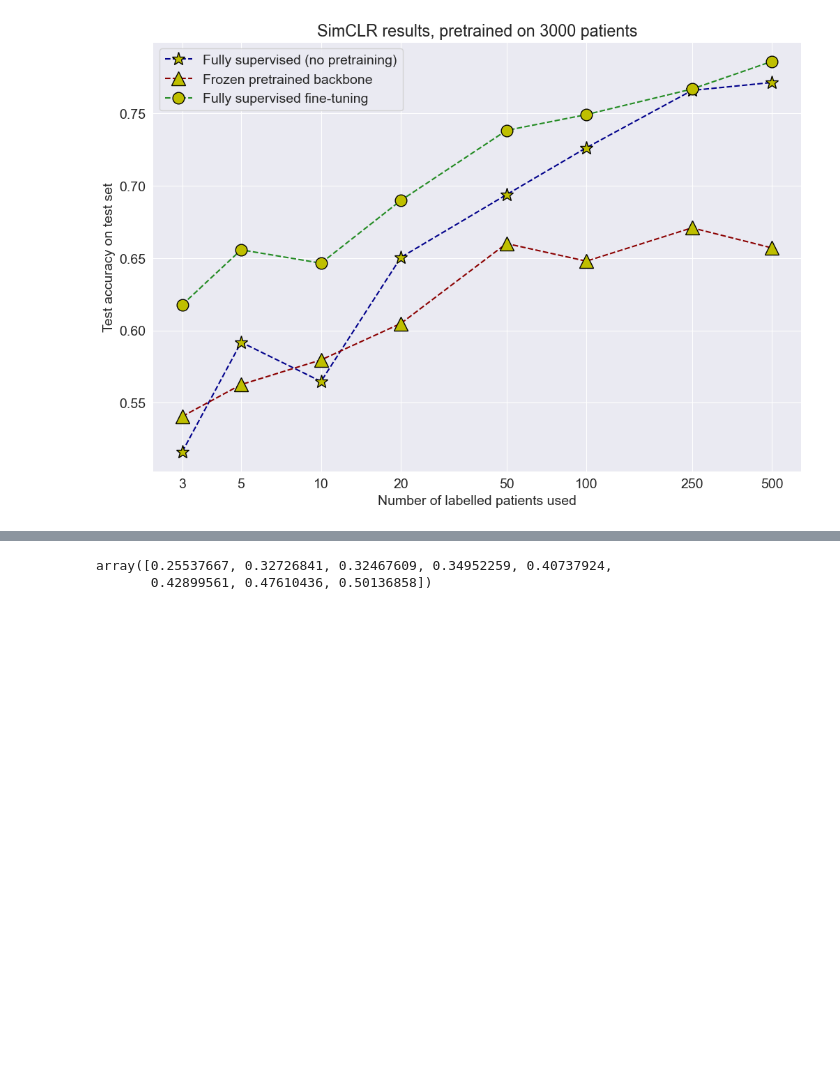
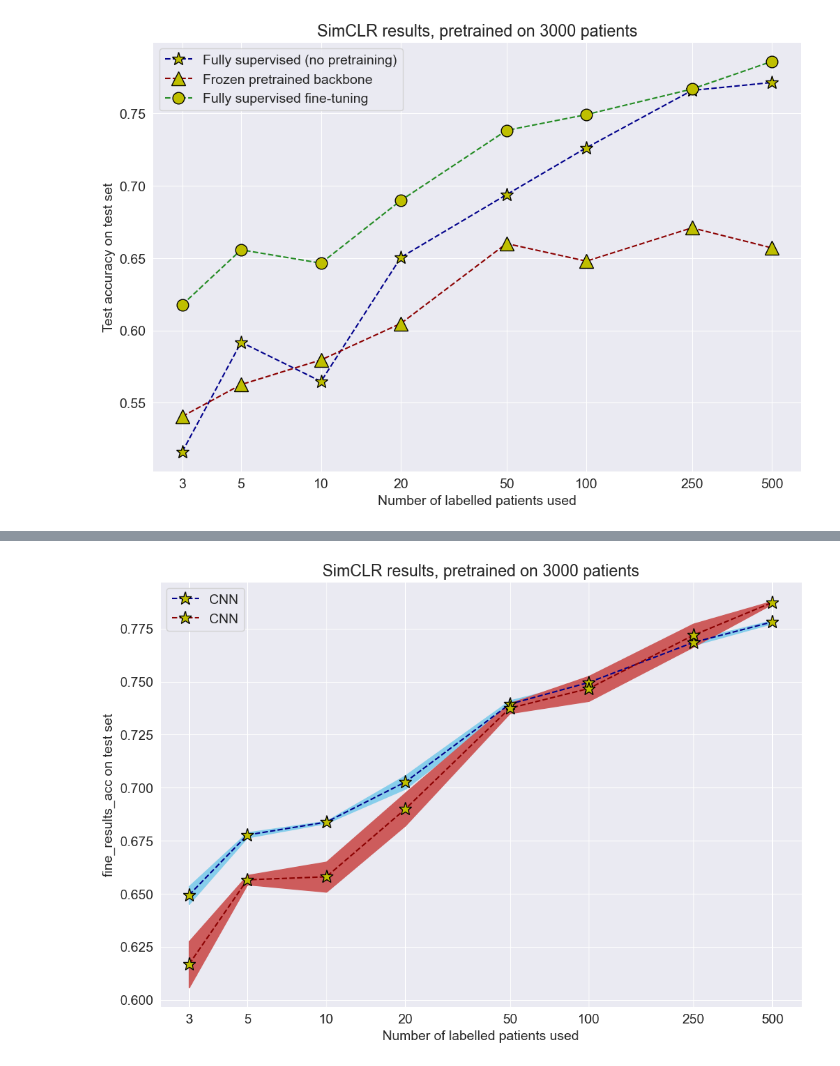
Before and after one commit to TomS55555/thesis, a Jupyter notebook: experiments/process_results.ipynb, the cells around one changed output, grey strips where cells are left out. Cells and saved outputs as stored; diff of their text form; code cells hidden in the pictures; blank space fills up the shorter version.

```diff
--- a/experiments/process_results.ipynb
+++ b/experiments/process_results.ipynb
@@ -86,5 +94,5 @@ def process_multiple_files(filenames):
 # %%
-all_results = process_multiple_files([
+all_results_cnn = process_multiple_files([
     'CnnEncoder\\simclr\\test_results\\test_results_cnn_encoder_final30',
     'CnnEncoder\\simclr\\test_results\\test_results_cnn_encoder_final32',
     'CnnEncoder\\simclr\\test_results\\test_results_cnn_encoder_final33',
@@ -113,5 +123,29 @@ plot_simclr(all_results['patients'], all_results['sup_results_kappa']['mean'], a
-# %%
-all_results['sup_results_kappa']['mean'] + all_results['sup_results_kappa']['std']
-# %% [output]
-array([0.25537667, 0.32726841, 0.32467609, 0.34952259, 0.40737924,
-       0.42899561, 0.47610436, 0.50136858])
+# %%
+def compare(patients, results_cnn, results_transformer, metric, save_name=None):
+    fig = plt.figure(figsize=(12,8))
+
+    results_cnn_mean = results_cnn[metric]['mean']
+    results_cnn_std = results_cnn[metric]['std']
+    results_transformer_mean = results_transformer[metric]['mean']
+    results_transformer_std = results_transformer[metric]['std']
+
+    plt.plot(patients, results_cnn_mean, '--', color="darkblue", marker="*", markeredgecolor="#000", markerfacecolor="y", markersize=14, label="CNN")
+    plt.fill_between(patients, results_cnn_mean + results_cnn_std, results_cnn_mean-results_cnn_std, color="skyblue")
+
+    plt.plot(patients, results_transformer_mean, '--', color="darkred", marker="*", markeredgecolor="#000", markerfacecolor="y", markersize=14, label="CNN")
+    plt.fill_between(patients, results_transformer_mean + results_transformer_std, results_transformer_mean-results_transformer_std, color="indianred")
+
+    plt.xscale("log")
+    plt.xticks(patients, labels=patients)
+    plt.title("SimCLR results, pretrained on 3000 patients")
+    plt.xlabel("Number of labelled patients used")
+    plt.ylabel(metric + " on test set")
+    plt.minorticks_off()
+    plt.legend()
+    #plt.legend(["Fully supervised (no pretraining)", "Frozen pretrained backbone", "Fine-tuned backbone"])
+    if save_name is not None:
+        plt.savefig(save_name, facecolor="white")
+    plt.show()
+compare(patients=all_results_cnn['patients'], results_cnn=all_results_cnn, results_transformer=all_results_transformer, metric='fine_results_acc')
+# %% [output]
+[figure, added]
```
Also changed, not shown: parts of 4 cells of this notebook, 7 other files.
